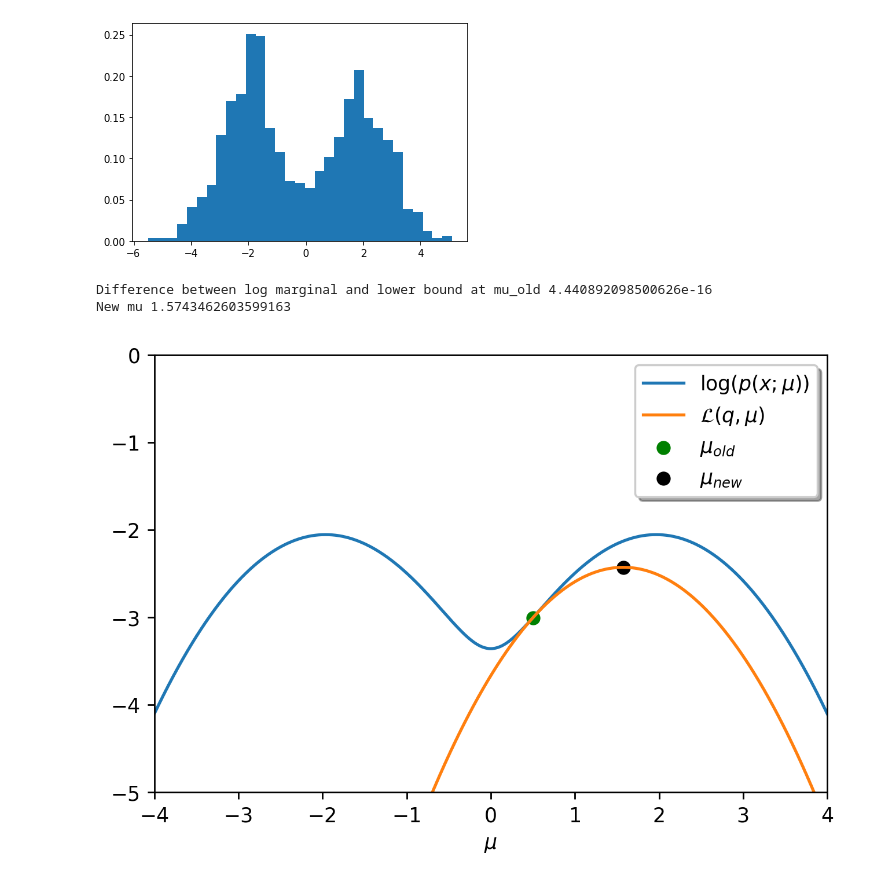
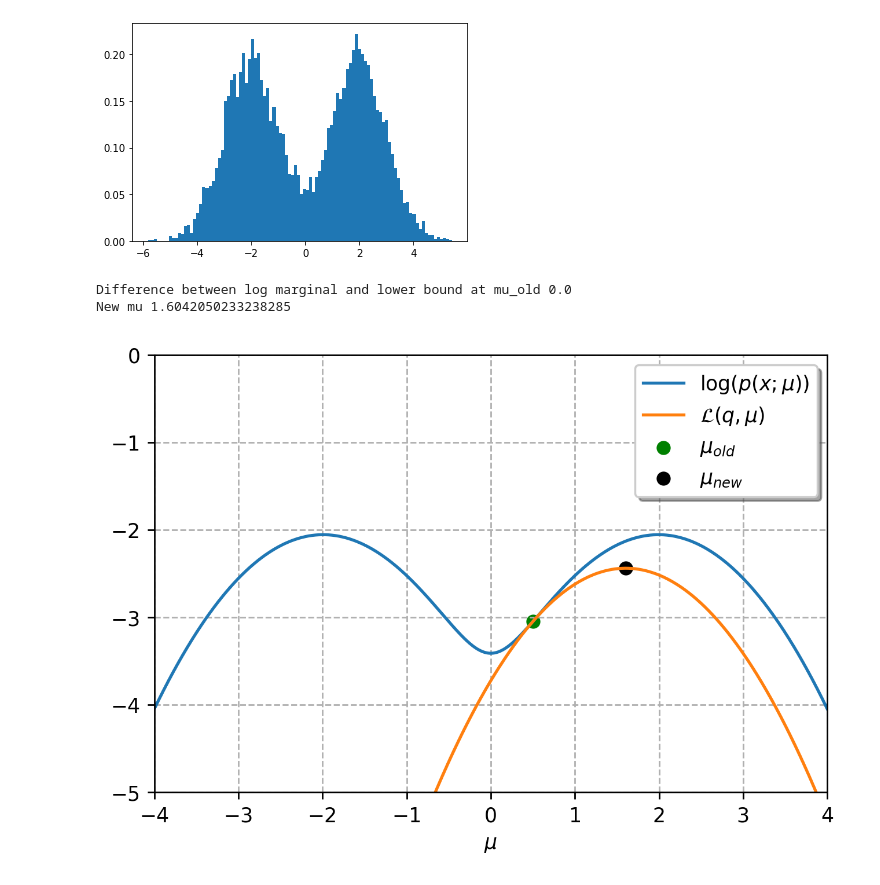
Before and after one commit to ceroytres/website_notebooks, a Jupyter notebook: EM.ipynb, the cells around one changed output. Cells and saved outputs as stored; diff of their text form; code cells hidden in the pictures.

```diff
--- a/EM.ipynb
+++ b/EM.ipynb
@@ -9,7 +9,7 @@ from scipy.special import softmax
 # %%
 np.random.seed(0)
 
-N = 1000
+N = 10000
 pi = .5
 mu_star = 2
 x = [np.random.randn() + mu_star if np.random.rand() < pi else
@@ -21,7 +21,7 @@ plt.figure()
 plt.hist(x, density = True, bins = int(np.sqrt(N)))
 plt.show()
 # %% [output]
-[figure, old version]
+[figure, new version]
 # %%
 def compute_log_marginal(x: np.ndarray, mu: float) -> float:
   log_marginal = np.log(pi * norm.pdf(x,loc=mu) \
@@ -29,7 +29,7 @@ def compute_log_marginal(x: np.ndarray, mu: float) -> float:
   return np.mean(log_marginal)
 
 
-def ELBO(mu: float, mu_old: float, x: np.ndarray) -> float:
+def LBO(mu: float, mu_old: float, x: np.ndarray) -> float:
   eps = 1e-32
   gamma = np.stack([norm.pdf(x, loc=mu_old) * pi,
                     (1-pi) * norm.pdf(x, loc=-mu_old)], axis = 1)
@@ -42,8 +42,8 @@ def ELBO(mu: float, mu_old: float, x: np.ndarray) -> float:
       gamma[:,1] * (np.log(1-pi) + np.log(norm.pdf(x, loc=-mu)+eps))
 
   Q = np.mean(Q)
-  ELBO = Q + entropy
-  return ELBO
+  LBO = Q + entropy
+  return LBO
 
 
 def em_step(x: np.ndarray, mu_old: float) -> float:
@@ -59,28 +59,29 @@ mu_old = .5
 
 mus = np.linspace(-4,4,1000)
 log_marginal = [compute_log_marginal(x, m) for m in mus]
-elbo = [ELBO(m, mu_old, x) for m in mus]
+elbo = [LBO(m, mu_old, x) for m in mus]
 
 old_marignal = compute_log_marginal(x, mu_old)
-old_elbo = ELBO(mu_old,mu_old,x)
+old_lbo = LBO(mu_old,mu_old,x)
 
 mu_new = em_step(x, mu_old)
-new_elbo = ELBO(mu_new, mu_old, x)
-print(f"Difference between log marginal and lower bound at mu_old {old_elbo - old_marignal}")
+new_lbo = LBO(mu_new, mu_old, x)
+print(f"Difference between log marginal and lower bound at mu_old {old_lbo - old_marignal}")
 print(f"New mu {mu_new}")
 # %% [output]
-Difference between log marginal and lower bound at mu_old 4.440892098500626e-16
-New mu 1.5743462603599163
+Difference between log marginal and lower bound at mu_old 0.0
+New mu 1.6042050233238285
 # %%
 plt.figure(dpi=250)
 plt.plot(mus, log_marginal, label=r"$\log(p(x;\mu))$")
 plt.plot(mus, elbo, label = r"$\mathcal{L}(q,\mu)$")
-plt.scatter([mu_old], [old_elbo], c="g",label = r"$\mu_{old}$")
-plt.scatter([mu_new], [new_elbo], c="k",label = r"$\mu_{new}$")
+plt.scatter([mu_old], [old_lbo], c="g",label = r"$\mu_{old}$")
+plt.scatter([mu_new], [new_lbo], c="k",label = r"$\mu_{new}$")
 plt.xlabel(r"$\mu$")
 plt.legend(fancybox=True, shadow=True)
 plt.xlim([-4,4])
 plt.ylim([-5,0])
+plt.grid(linestyle='dashed')
 plt.show()
 # %% [output]
-[figure, old version]
+[figure, new version]
```
